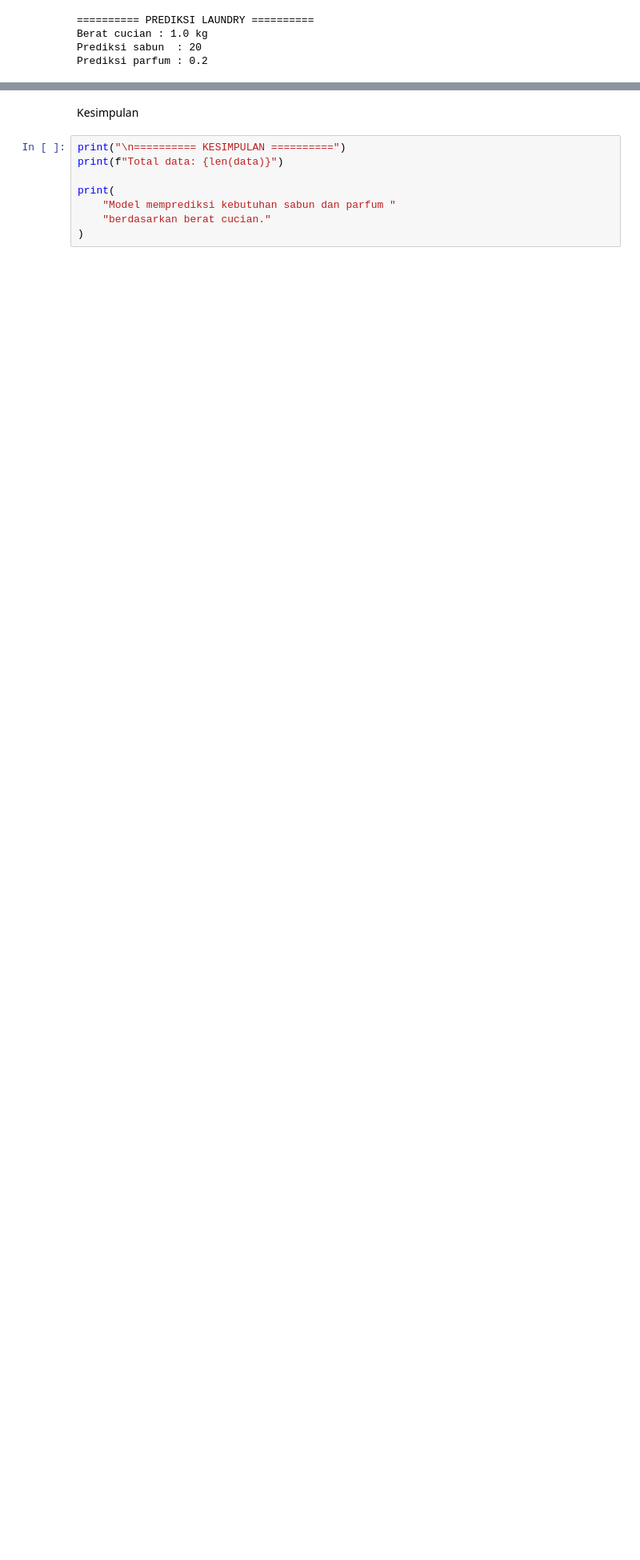
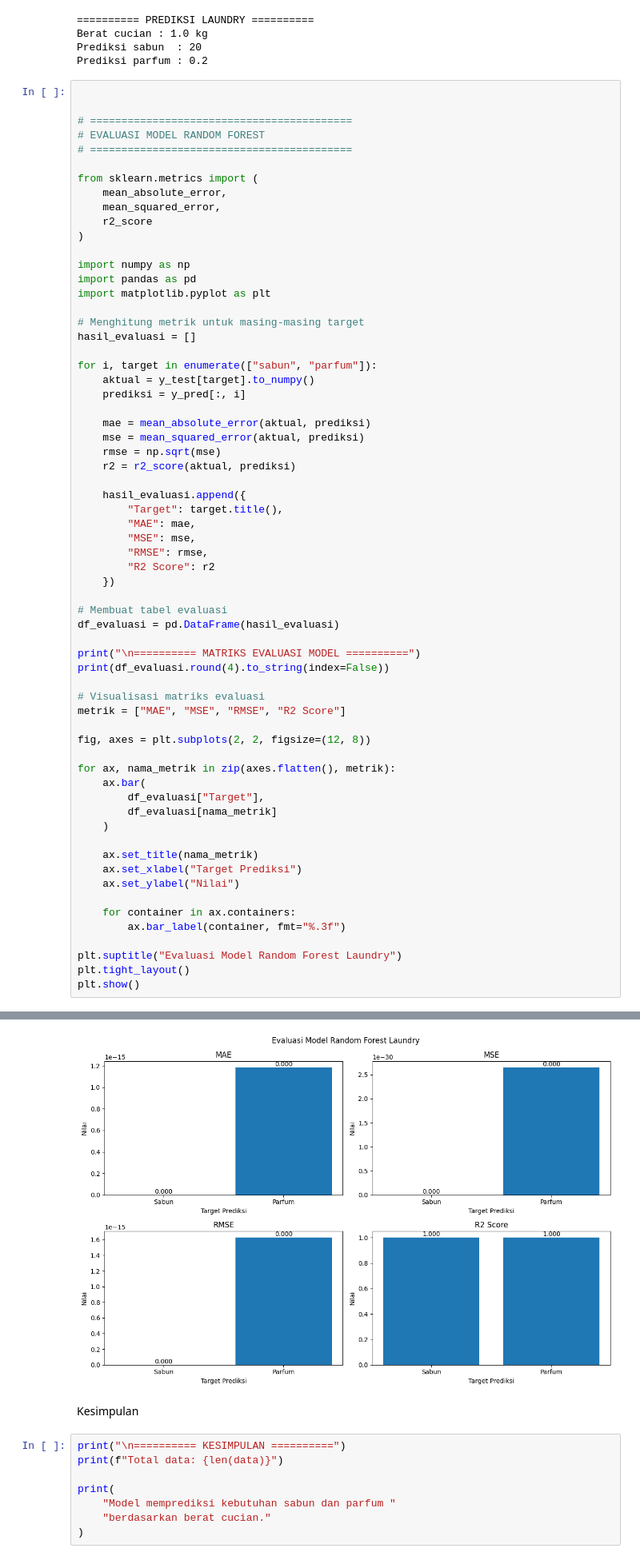
Before and after one commit to Nafiurrofii/Laundry-App, a Jupyter notebook: Random Forest/RandomForest.ipynb, the cells around one changed output, grey strips where cells are left out. Shown at 80% size. Saved outputs shown, nothing was run; the diff lists cells and outputs as text; blank space fills up the shorter version.

Commit message:
update model

```diff
--- a/Random Forest/RandomForest.ipynb
+++ b/Random Forest/RandomForest.ipynb
@@ -361,3 +361,68 @@ print(f"Prediksi parfum : {pred_baru[1]:.1f}")
 Berat cucian : 1.0 kg
 Prediksi sabun  : 20
 Prediksi parfum : 0.2
+# %%
+
+
+# ==========================================
+# EVALUASI MODEL RANDOM FOREST
+# ==========================================
+
+from sklearn.metrics import (
+    mean_absolute_error,
+    mean_squared_error,
+    r2_score
+)
+
+import numpy as np
+import pandas as pd
+import matplotlib.pyplot as plt
+
+# Menghitung metrik untuk masing-masing target
+hasil_evaluasi = []
+
+for i, target in enumerate(["sabun", "parfum"]):
+    aktual = y_test[target].to_numpy()
+    prediksi = y_pred[:, i]
+
+    mae = mean_absolute_error(aktual, prediksi)
+    mse = mean_squared_error(aktual, prediksi)
+    rmse = np.sqrt(mse)
+    r2 = r2_score(aktual, prediksi)
+
+    hasil_evaluasi.append({
+        "Target": target.title(),
+        "MAE": mae,
+        "MSE": mse,
+        "RMSE": rmse,
+        "R2 Score": r2
+    })
+
+# Membuat tabel evaluasi
+df_evaluasi = pd.DataFrame(hasil_evaluasi)
+
+print("\n========== MATRIKS EVALUASI MODEL ==========")
+print(df_evaluasi.round(4).to_string(index=False))
+
+# Visualisasi matriks evaluasi
+metrik = ["MAE", "MSE", "RMSE", "R2 Score"]
+
+fig, axes = plt.subplots(2, 2, figsize=(12, 8))
+
+for ax, nama_metrik in zip(axes.flatten(), metrik):
+    ax.bar(
+        df_evaluasi["Target"],
+        df_evaluasi[nama_metrik]
+    )
+
+    ax.set_title(nama_metrik)
+    ax.set_xlabel("Target Prediksi")
+    ax.set_ylabel("Nilai")
+
+    for container in ax.containers:
+        ax.bar_label(container, fmt="%.3f")
+
+plt.suptitle("Evaluasi Model Random Forest Laundry")
+plt.tight_layout()
+plt.show()
+# %% [output]
@@ -364,3 +433,4 @@ Prediksi parfum : 0.2
+[figure, added]
 # %% [markdown]
 Kesimpulan
 # %%
```
Also changed, not shown: parts of 2 cells of this notebook.
